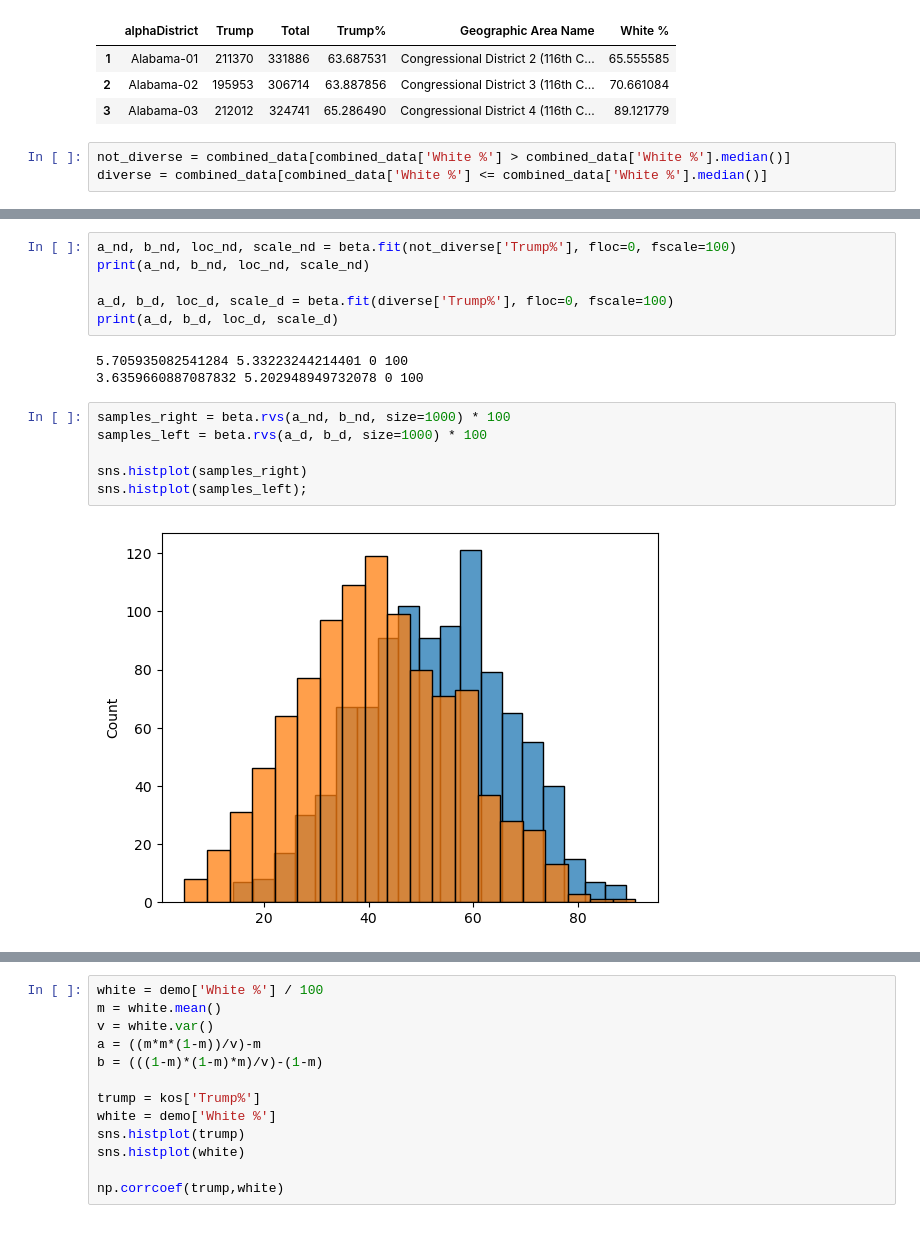
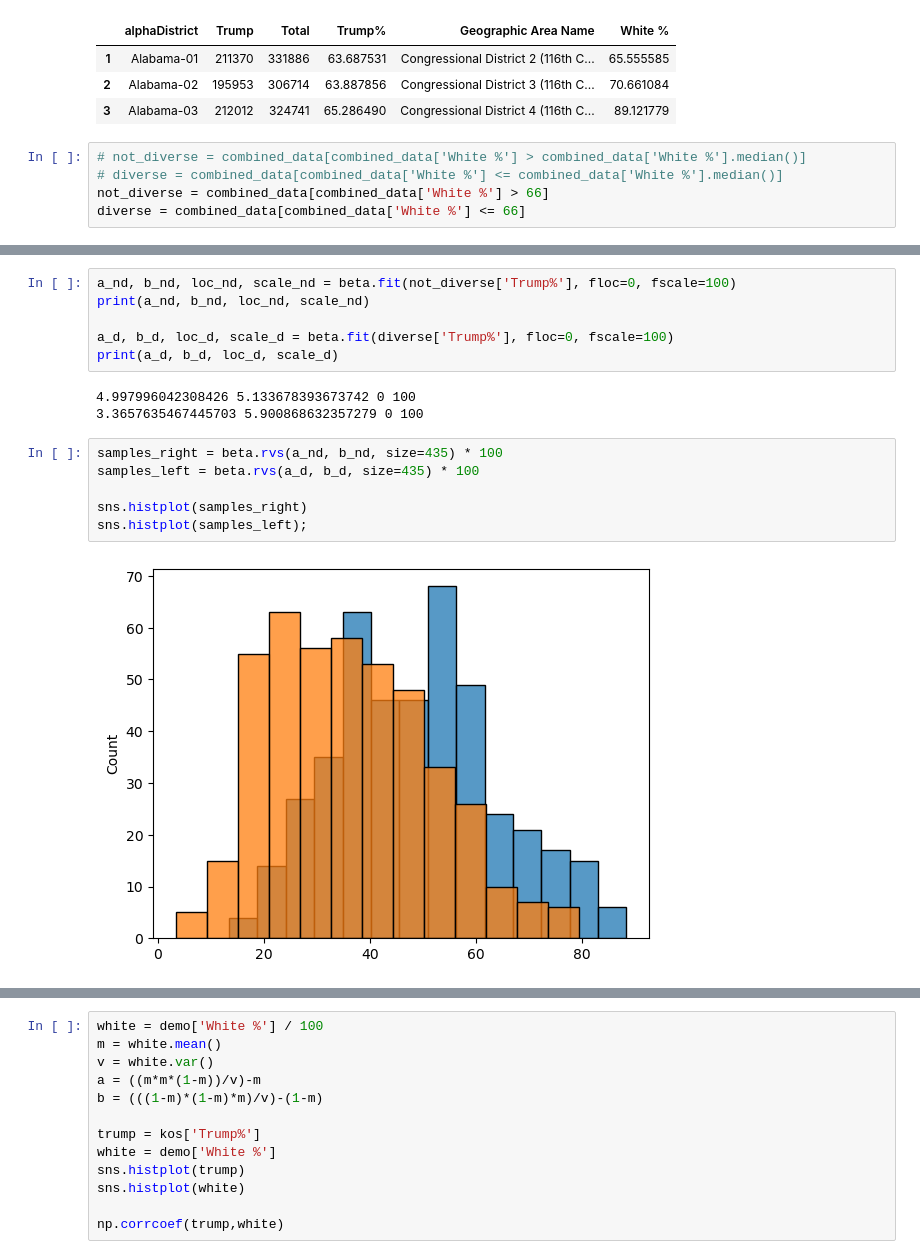
Before and after one commit to sarsong/data102proj, a Jupyter notebook: bayes.ipynb, the cells around one changed output, grey strips where cells are left out. Drawn from its saved outputs; the diff is of its cells as text.

```diff
--- a/bayes.ipynb
+++ b/bayes.ipynb
@@ -128,5 +128,7 @@ combined_data.head(3)
 | 2 | Alabama-02 | 195953 | 306714 | 63.887856 | Congressional District 3 (116th C... | 70.661084 |
 | 3 | Alabama-03 | 212012 | 324741 | 65.286490 | Congressional District 4 (116th C... | 89.121779 |
 # %%
-not_diverse = combined_data[combined_data['White %'] > combined_data['White %'].median()]
-diverse = combined_data[combined_data['White %'] <= combined_data['White %'].median()]
+# not_diverse = combined_data[combined_data['White %'] > combined_data['White %'].median()]
+# diverse = combined_data[combined_data['White %'] <= combined_data['White %'].median()]
+not_diverse = combined_data[combined_data['White %'] > 66]
+diverse = combined_data[combined_data['White %'] <= 66]
@@ -146,13 +168,13 @@ print(a_nd, b_nd, loc_nd, scale_nd)
 a_d, b_d, loc_d, scale_d = beta.fit(diverse['Trump%'], floc=0, fscale=100)
 print(a_d, b_d, loc_d, scale_d)
 # %% [output]
-5.705935082541284 5.33223244214401 0 100
-3.6359660887087832 5.202948949732078 0 100
+4.997996042308426 5.133678393673742 0 100
+3.3657635467445703 5.900868632357279 0 100
 # %%
-samples_right = beta.rvs(a_nd, b_nd, size=1000) * 100
-samples_left = beta.rvs(a_d, b_d, size=1000) * 100
+samples_right = beta.rvs(a_nd, b_nd, size=435) * 100
+samples_left = beta.rvs(a_d, b_d, size=435) * 100
 
 sns.histplot(samples_right)
 sns.histplot(samples_left);
 # %% [output]
-[figure, old version]
+[figure, new version]
```
Also changed, not shown: parts of 12 cells of this notebook.
